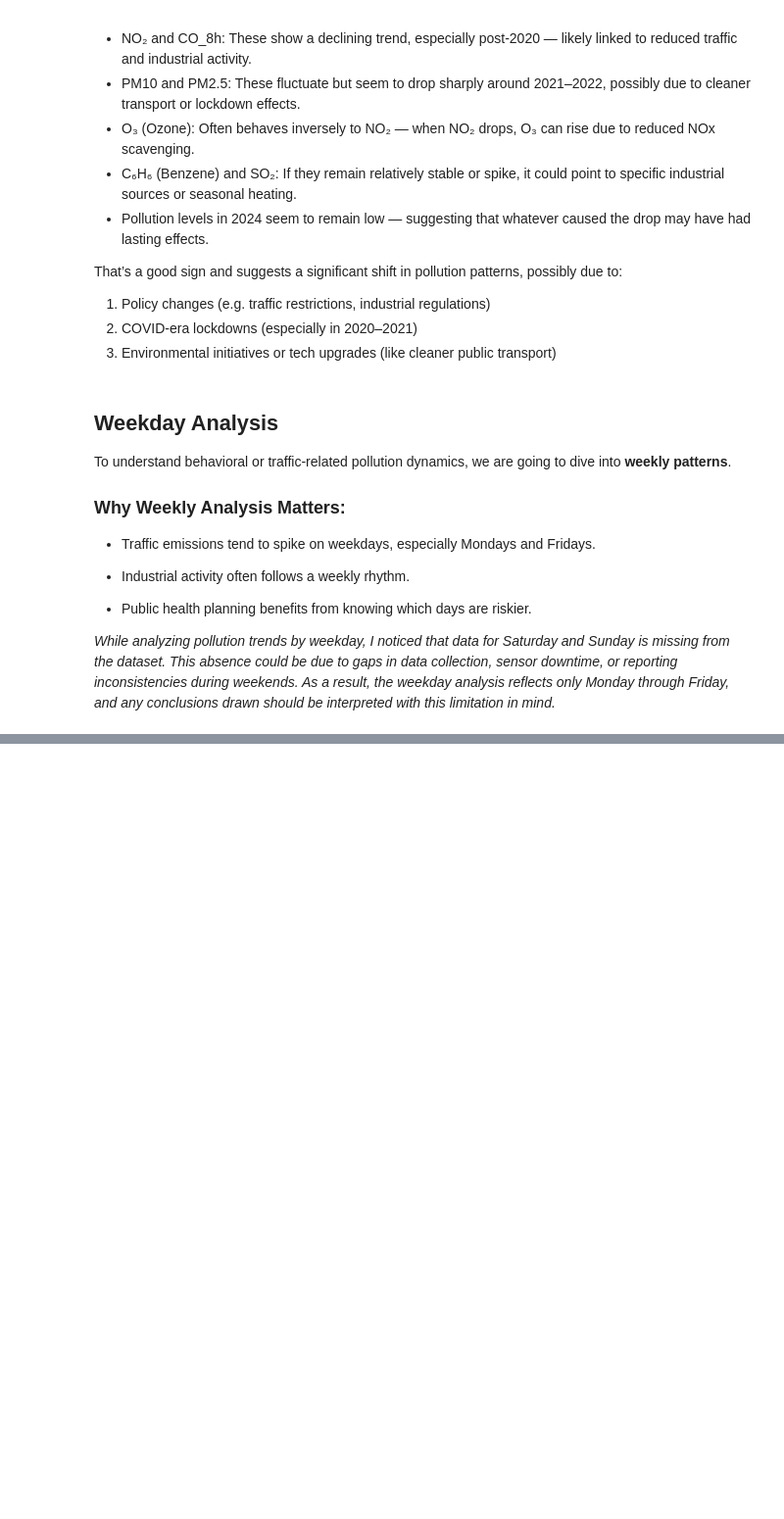
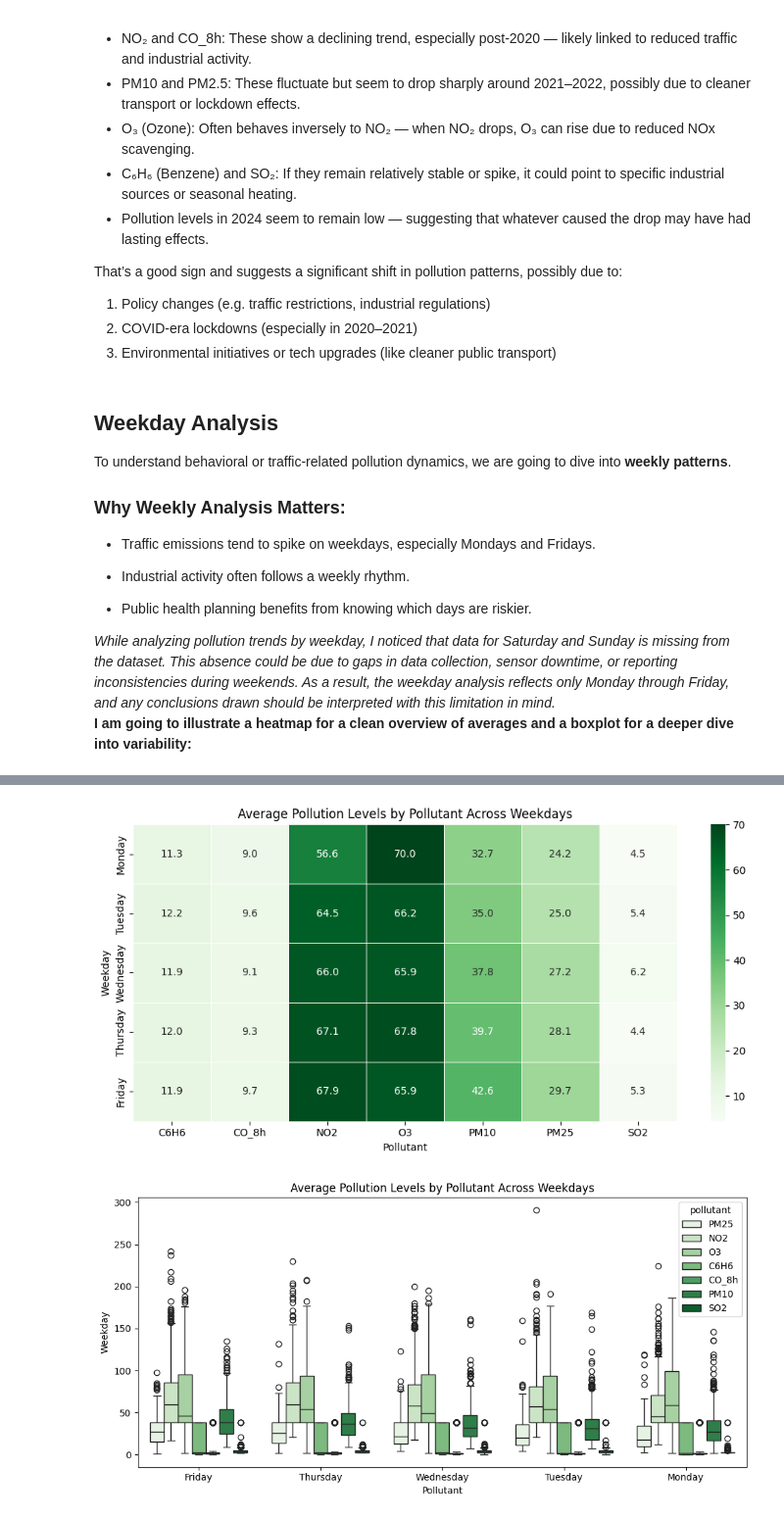
Before and after one commit to saniavill/milan-air-pollution, a Jupyter notebook: Milan Air Analysis.ipynb, the cells around one changed output, grey strips where cells are left out. Shown at 98% size. Cells and saved outputs as stored; diff of their text form; code cells hidden in the pictures; blank space fills up the shorter version.

```diff
--- a/Milan Air Analysis.ipynb
+++ b/Milan Air Analysis.ipynb
@@ -95,13 +103,27 @@ To understand behavioral or traffic-related pollution dynamics, we are going to
 
 * Public health planning benefits from knowing which days are riskier.
 
-*While analyzing pollution trends by weekday, I noticed that data for Saturday and Sunday is missing from the dataset. This absence could be due to gaps in data collection, sensor downtime, or reporting inconsistencies during weekends. As a result, the weekday analysis reflects only Monday through Friday, and any conclusions drawn should be interpreted with this limitation in mind.*
+*While analyzing pollution trends by weekday, I noticed that data for Saturday and Sunday is missing from the dataset. This absence could be due to gaps in data collection, sensor downtime, or reporting inconsistencies during weekends. As a result, the weekday analysis reflects only Monday through Friday, and any conclusions drawn should be interpreted with this limitation in mind.* <br>
+**I am going to illustrate a heatmap for a clean overview of averages and a boxplot for a deeper dive into variability:**
 # %%
 milan['weekday'] = milan['date'].dt.day_name()
 weekday_avg = milan.groupby(['weekday', 'pollutant'])['value'].mean().reset_index()
 weekday_order = ['Monday', 'Tuesday', 'Wednesday', 'Thursday', 'Friday', 'Saturday', 'Sunday']
 weekday_avg['weekday'] = pd.Categorical(weekday_avg['weekday'], categories=weekday_order, ordered=True)
 weekday_avg.sort_values('weekday', inplace=True)
-fig = px.box(milan, x='weekday', y='value', color='pollutant', title='Pollution Distribution by Weekday')
-fig.show()
+heatmap_data = weekday_avg.pivot(index='weekday', columns='pollutant', values='value')
+plt.figure(figsize=(10, 5))
+sns.heatmap(heatmap_data, cmap='Greens', annot=True, fmt=".1f", linewidths=0.5)
+plt.title("Average Pollution Levels by Pollutant Across Weekdays")
+plt.xlabel("Pollutant")
+plt.ylabel("Weekday")
+plt.tight_layout()
+plt.show()
+plt.figure(figsize=(10, 5))
+sns.boxplot(data=milan, x='weekday', y='value', hue='pollutant', palette='Greens')
+plt.title("Average Pollution Levels by Pollutant Across Weekdays")
+plt.xlabel("Pollutant")
+plt.ylabel("Weekday")
+plt.tight_layout()
+plt.show()
 # %% [output]
@@ -108,0 +130,2 @@ fig.show()
+[figure, added]
+[figure, added]
```
Also changed, not shown: parts of 5 cells of this notebook.
